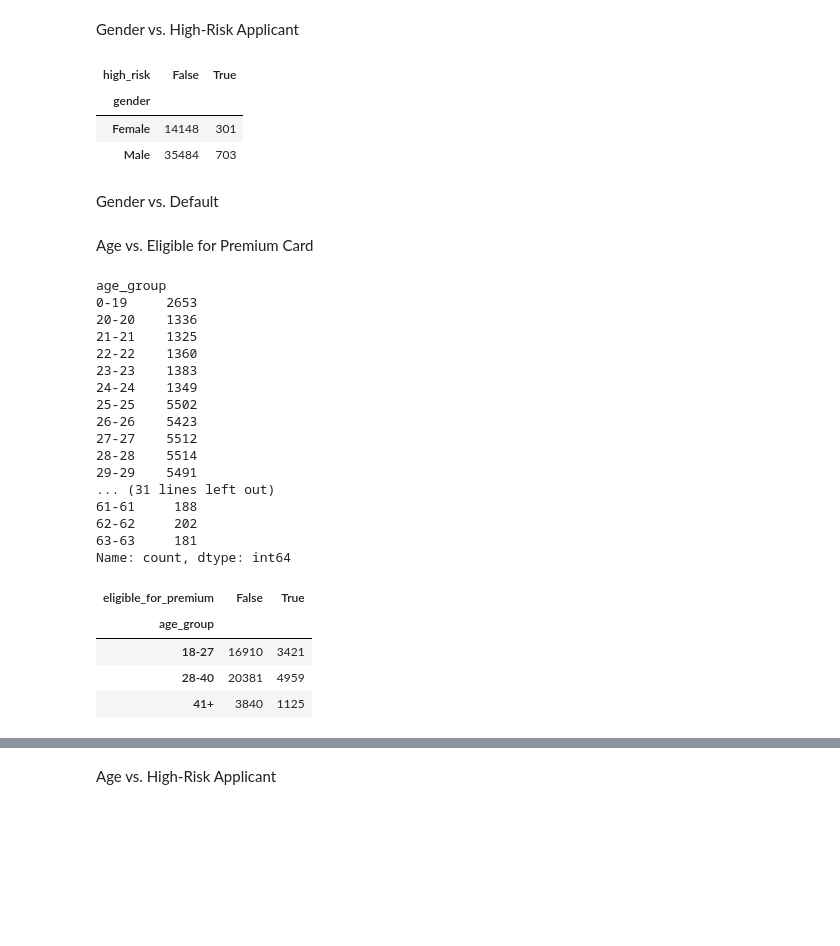
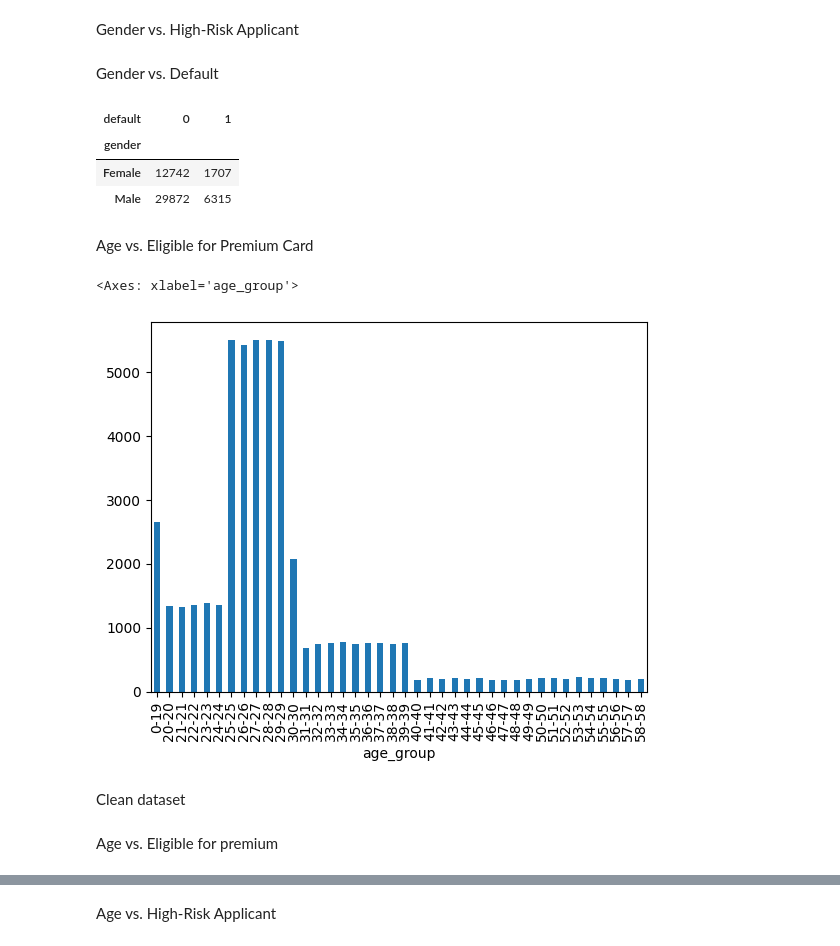
Before and after one commit to iceaiai/CS-Kid-teaching, a Jupyter notebook: AIES_final_project.ipynb, the cells around one changed output, grey strips where cells are left out. Cells and saved outputs as stored; diff of their text form; code cells hidden in the pictures; blank space fills up the shorter version.

```diff
--- a/AIES_final_project.ipynb
+++ b/AIES_final_project.ipynb
@@ -62,59 +66,40 @@ freq_gender_premium
 # %% [markdown]
 Gender vs. High-Risk Applicant
 # %%
-freq_gender_risk = pd.crosstab(df_clean['gender'], df_clean['high_risk'])
-freq_gender_risk
+#freq_gender_risk = pd.crosstab(df_clean['gender'], df_clean['high_risk'])
+#freq_gender_risk
-# %% [output]
-| high_risk | False | True |
-| gender |  |  |
-| Female | 14148 | 301 |
-| Male | 35484 | 703 |
 # %% [markdown]
 Gender vs. Default
 # %%
 freq_gender_default = pd.crosstab(df_clean['gender'], df_clean['default'])
+freq_gender_default
+# %% [output]
+| default | 0 | 1 |
+| gender |  |  |
+| Female | 12742 | 1707 |
+| Male | 29872 | 6315 |
 # %% [markdown]
 Age vs. Eligible for Premium Card
 # %%
 #Check the age distribution to determine the bin
 # pd.cut segment data: https://pandas.pydata.org/docs/reference/api/pandas.cut.html
 bins = [0] + [i for i in range(20, 65, 1)]
 labels = [f"{bins[i]}-{bins[i+1]-1}" for i in range(len(bins)-1)]
 df_clean['age_group'] = pd.cut(df_clean['age'], bins=bins, labels=labels, right=False)
 
 # Check the distribution of age groups
 age_group_distribution = df_clean['age_group'].value_counts().sort_index()
 
 # Display the distribution
-print(age_group_distribution)
+age_group_distribution.iloc[:40].plot(kind = 'bar') #plot <58
 # %% [output]
-age_group
-0-19     2653
-20-20    1336
-21-21    1325
-22-22    1360
-23-23    1383
-24-24    1349
-25-25    5502
-26-26    5423
-27-27    5512
-28-28    5514
-29-29    5491
-... (31 lines left out)
-61-61     188
-62-62     202
-63-63     181
-Name: count, dtype: int64
+<Axes: xlabel='age_group'>
+[figure, added]
 # %%
+#reasonable age range
 bins = [18,27,40,100]
-labels = ['18-27','28-40','41+']
+age_labels = ['18-27','28-40','41+']
 
-df_clean['age_group'] = pd.cut(df_clean['age'], bins=bins, labels=labels, right=False)
-freq_age_premium = pd.crosstab(df_clean['age_group'], df_clean['eligible_for_premium'])
-freq_age_premium
+df_clean['age_group'] = pd.cut(df_clean['age'], bins=bins, labels=age_labels, right=False)
-# %% [output]
-| eligible_for_premium | False | True |
-| age_group |  |  |
-| 18-27 | 16910 | 3421 |
-| 28-40 | 20381 | 4959 |
-| 41+ | 3840 | 1125 |
+# %% [markdown]
+Clean dataset
@@ -120,0 +108,2 @@ freq_age_premium
+# %% [markdown]
+Age vs. Eligible for premium
```
Also changed, not shown: parts of 9 cells of this notebook.
